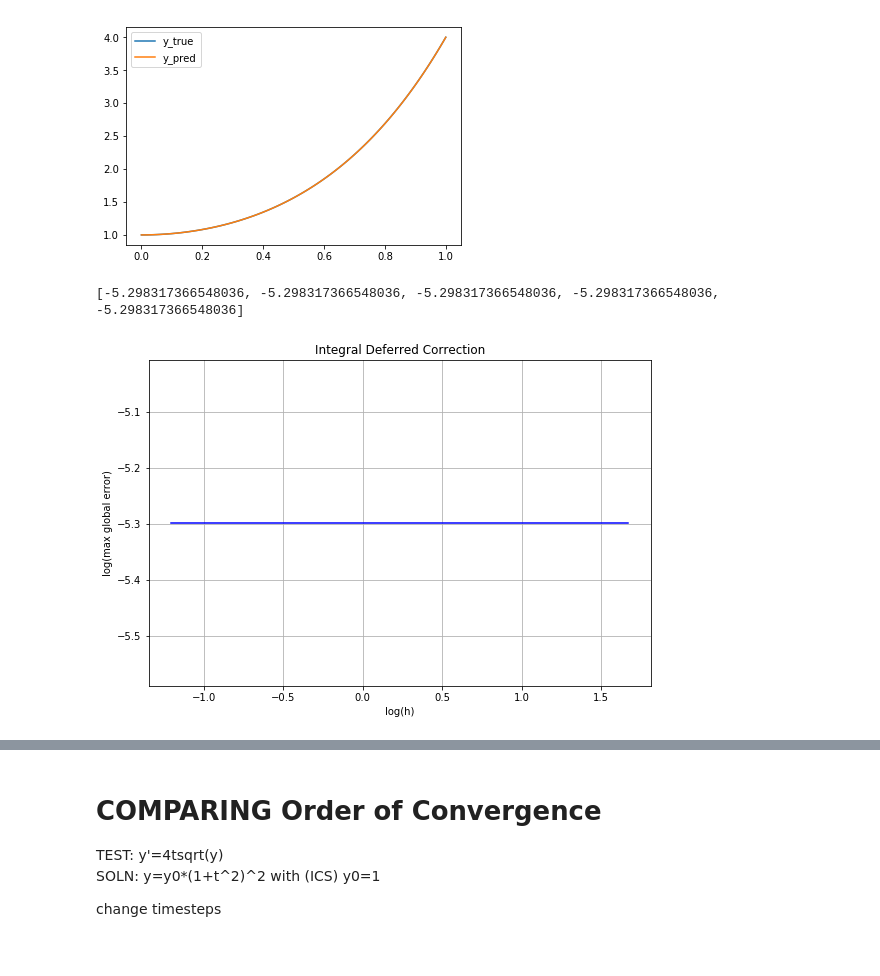
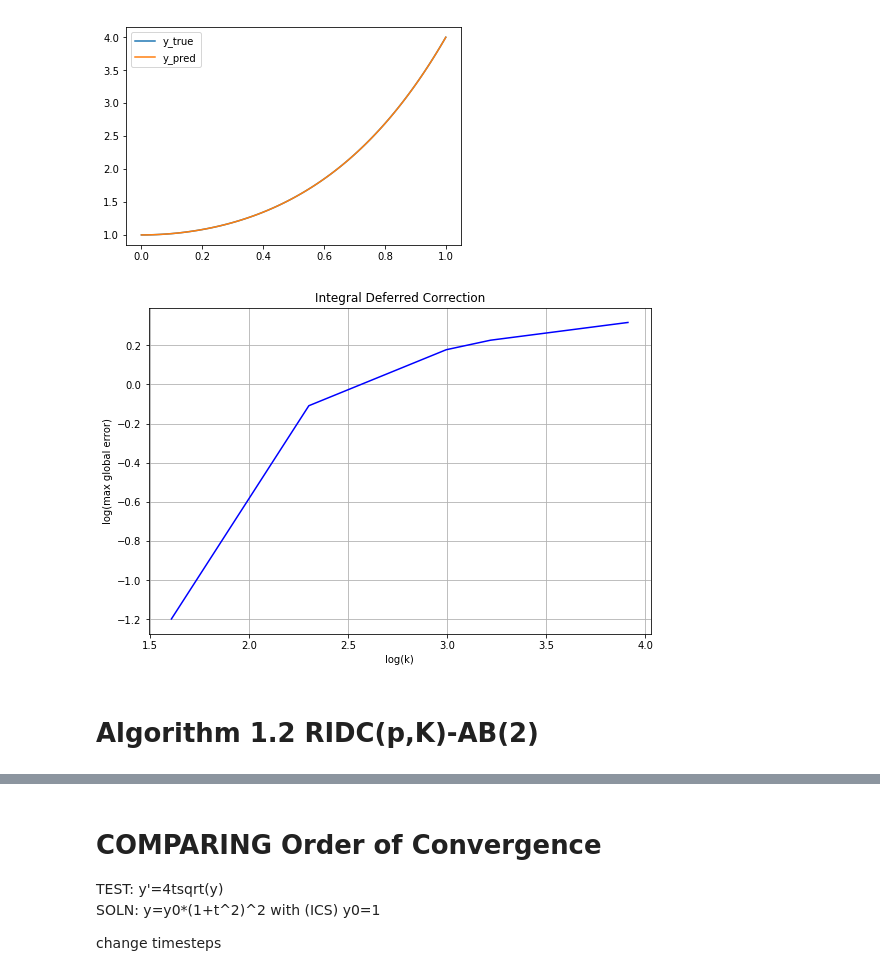
Before and after one commit to turbulencelover/time-integration-solvers, a Jupyter notebook: SolversPY.ipynb, the cells around one changed output, grey strips where cells are left out. Drawn from its saved outputs; the diff is of its cells as text; code cells hidden in the pictures.

```diff
--- a/SolversPY.ipynb
+++ b/SolversPY.ipynb
@@ -245,27 +252,25 @@ plt.legend(['y_true', 'y_pred'])
 [figure]
 # %%
 errors = []
-h_sizes = []
+ks = []
 
-for n in [10,20,40,100,200]:
+for k in [5,10,20,25,50]:
     # K = 5
-    t = np.linspace(0, 2, n+1)
-    y_pred = ridc_fe(0,2,1,n,4, 5,dy_dt)
-    h_sizes.append(1/(i-1))
+    t = np.linspace(0, 2, 101)
+    y_pred = ridc_fe(0,2,1,100,5, k,dy_dt)
+    ks.append(np.log(k))
     error = [abs(y_pred[j] - y(t[j])) for j in range(len(t))]
-    errors.append(max(error))
+    errors.append(np.log(max(error)))
 
-log_errors = [np.log(i) for i in errors]
-log_hs = [np.log(i) for i in h_sizes]
-print(log_hs)
 
 fig, ax = plt.subplots(1, 1, figsize=(9, 6))
-plt.plot(log_errors, log_hs, 'b-', markersize=2)
+plt.plot(ks, errors,'b-', markersize=2)
 plt.grid()
-plt.xlabel('log(h)')
+plt.xlabel('log(k)')
 plt.ylabel(r'log(max global error)')
 plt.title('Integral Deferred Correction')
 plt.show()
 # %% [output]
-[-5.298317366548036, -5.298317366548036, -5.298317366548036, -5.298317366548036, -5.298317366548036]
-[figure, old version]
+[figure, new version]
+# %% [markdown]
+# Algorithm 1.2 RIDC(p,K)-AB(2)
```
Also changed, not shown: parts of 15 cells of this notebook.
